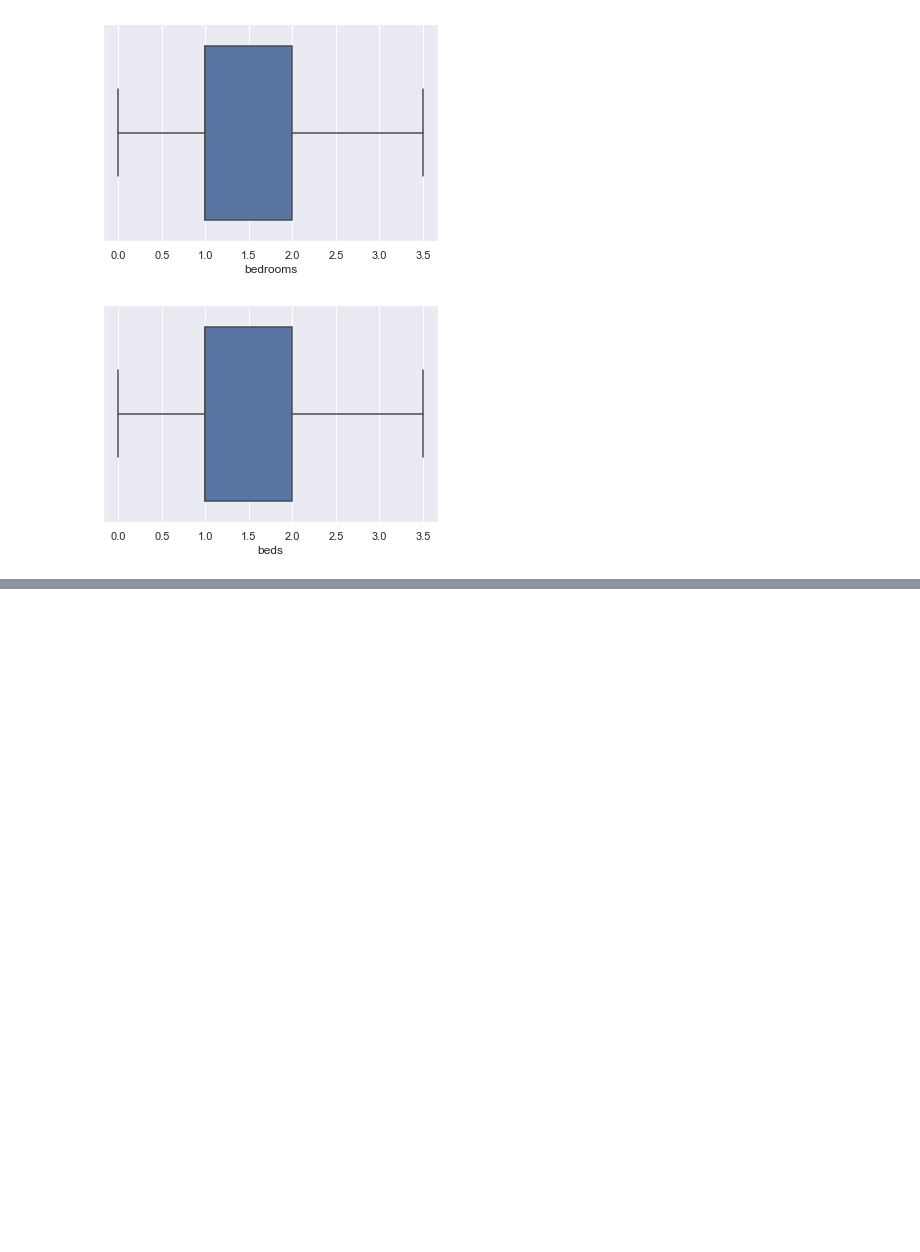
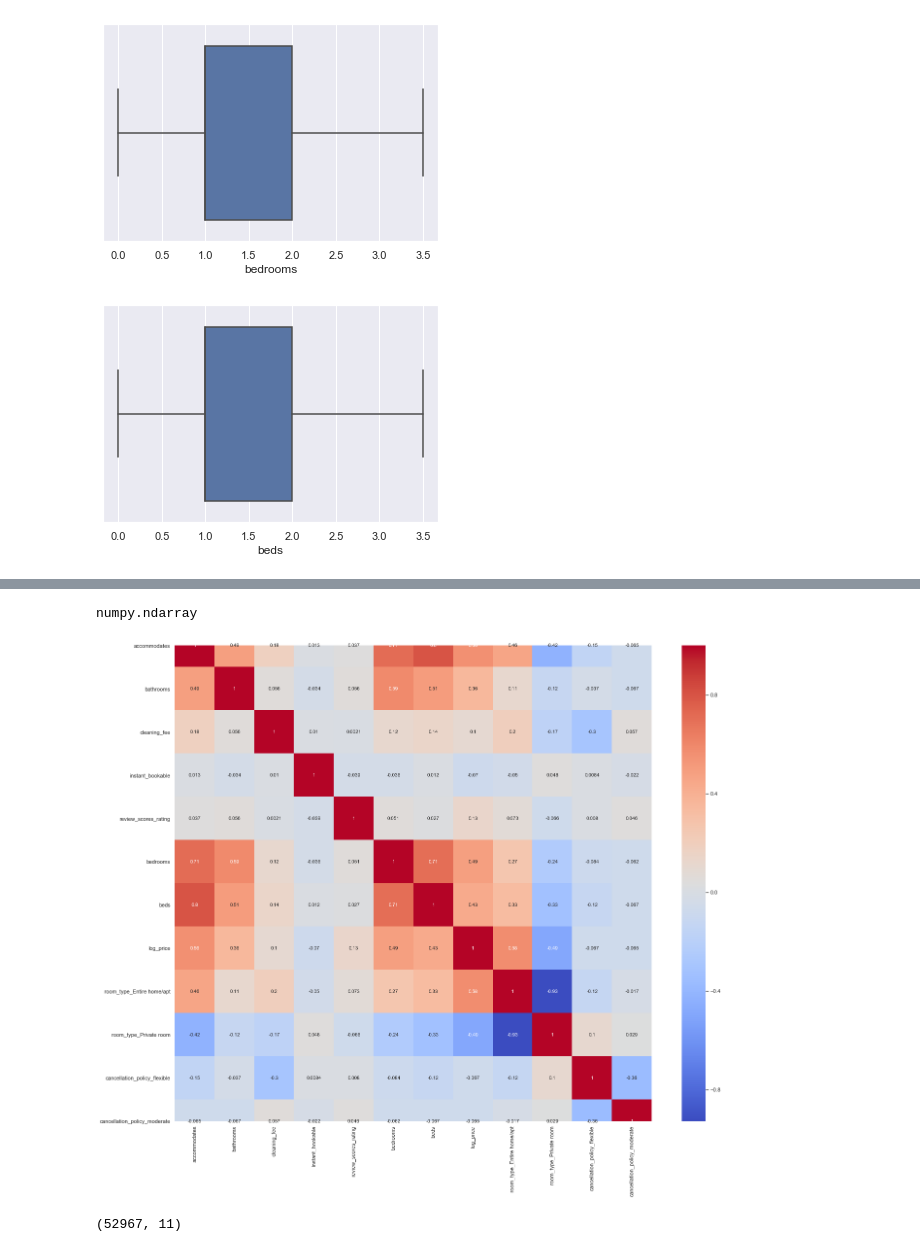
Before and after one commit to arunChauhan-coder/Machine-Learning, a Jupyter notebook: REGRESSION_TEST 1.ipynb, the cells around one changed output, grey strips where cells are left out. Cells and saved outputs as stored; diff of their text form; code cells hidden in the pictures; blank space fills up the shorter version.

```diff
--- a/REGRESSION_TEST 1.ipynb
+++ b/REGRESSION_TEST 1.ipynb
@@ -298,5 +299,6 @@ df
 52967 rows × 12 columns
 # %%
 # splitting dependent and independent variable
-y = df.pop('log_price')
-x = df
+new_df = df.copy()
+y = new_df.pop('log_price')
+x = new_df
@@ -379,0 +375,13 @@ for i in x:
+# %%
+type(sc_x)
+# %% [output]
+numpy.ndarray
+# %%
+# Finding corelation
+
+plt.figure(figsize=(22,18))
+corr = df.corr()
+sns.heatmap(corr, annot=True, cmap='coolwarm')
+plt.show()
+# %% [output]
+[figure, added]
@@ -379,0 +394,5 @@ for i in x:
+# %%
+variable = sc_x
+variable.shape
+# %% [output]
+(52967, 11)
```
Also changed, not shown: parts of 39 cells of this notebook.
